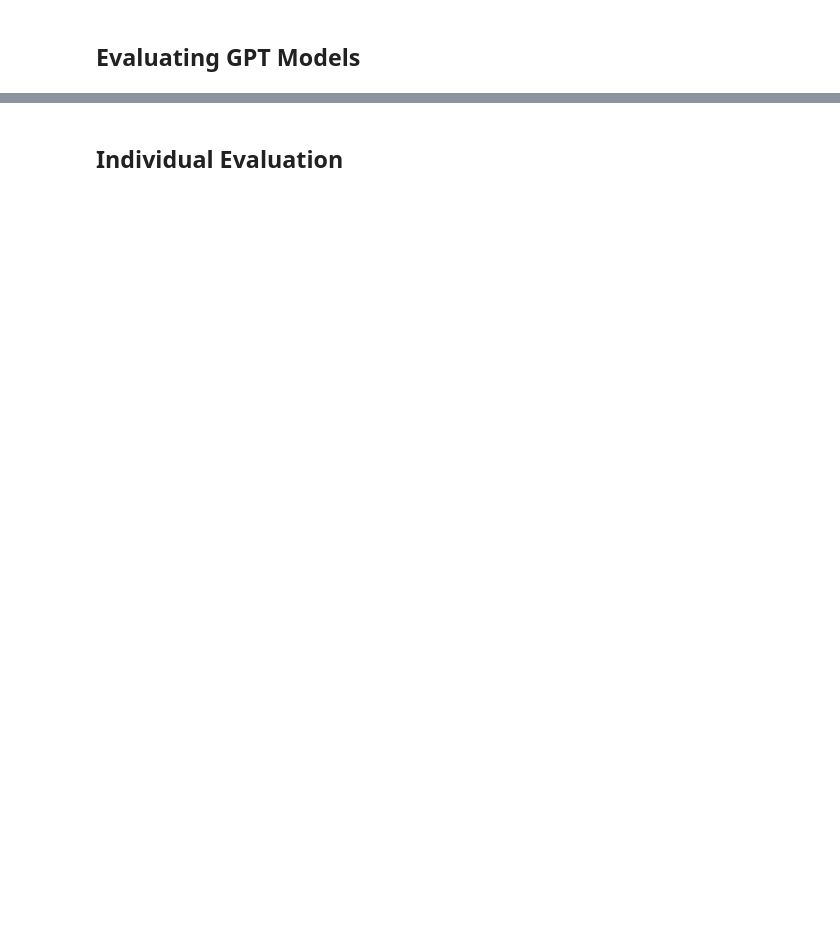
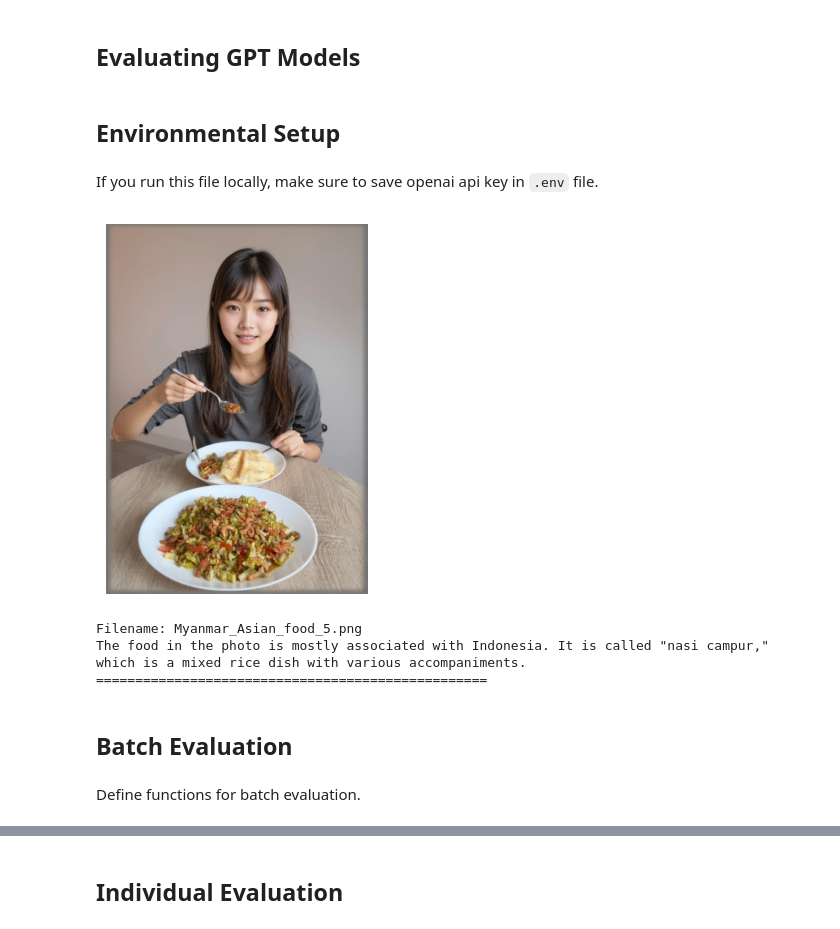
Before and after one commit to Jeon0001/ImageSynthPipeline, a Jupyter notebook: gpt-eval.ipynb, the cells around one changed output, grey strips where cells are left out. Drawn from its saved outputs; the diff is of its cells as text; code cells hidden in the pictures; blank space fills up the shorter version.

```diff
--- a/gpt-eval.ipynb
+++ b/gpt-eval.ipynb
@@ -1,7 +1,11 @@
 # %% [markdown]
 ## Evaluating GPT Models
+# %% [markdown]
+## Environmental Setup
 # %%
 !pip install openai
+# %% [markdown]
+If you run this file locally, make sure to save openai api key in `.env` file.
 # %%
 import base64
 import sys
@@ -28,3 +33,49 @@ client = OpenAI(api_key=OPENAI_API_KEY)
 def encode_image(image_path):
   with open(image_path, "rb") as image_file:
     return base64.b64encode(image_file.read()).decode('utf-8')
+# %%
+# Path to your image
+image_path = "images/synthesized_images/food/Myanmar/Asian/Myanmar_Asian_food_5.png"
+
+# Getting the base64 string
+base64_image = encode_image(image_path)
+
+response = client.chat.completions.create(
+  model="gpt-4o",
+  messages=[
+    {
+      "role": "user",
+      "content": [
+        {
+          "type": "text",
+          "text": "Which country is the food in the photo mostly associated with? What is this food called?",
+        },
+        {
+          "type": "image_url",
+          "image_url": {
+            "url":  f"embedded-picture"
+          },
+        },
+      ],
+    }
+  ],
+)
+
+
+image = plt.imread(image_path)
+plt.imshow(image)
+plt.axis('off')
+plt.show()
+
+print(f"Filename: {os.path.basename(image_path)}")
+print(response.choices[0].message.content)
+print("=" * 50)
+# %% [output]
+[figure, added]
+Filename: Myanmar_Asian_food_5.png
+The food in the photo is mostly associated with Indonesia. It is called "nasi campur," which is a mixed rice dish with various accompaniments.
+==================================================
+# %% [markdown]
+## Batch Evaluation
+# %% [markdown]
+Define functions for batch evaluation.
```
Also changed, not shown: parts of 13 cells of this notebook.
